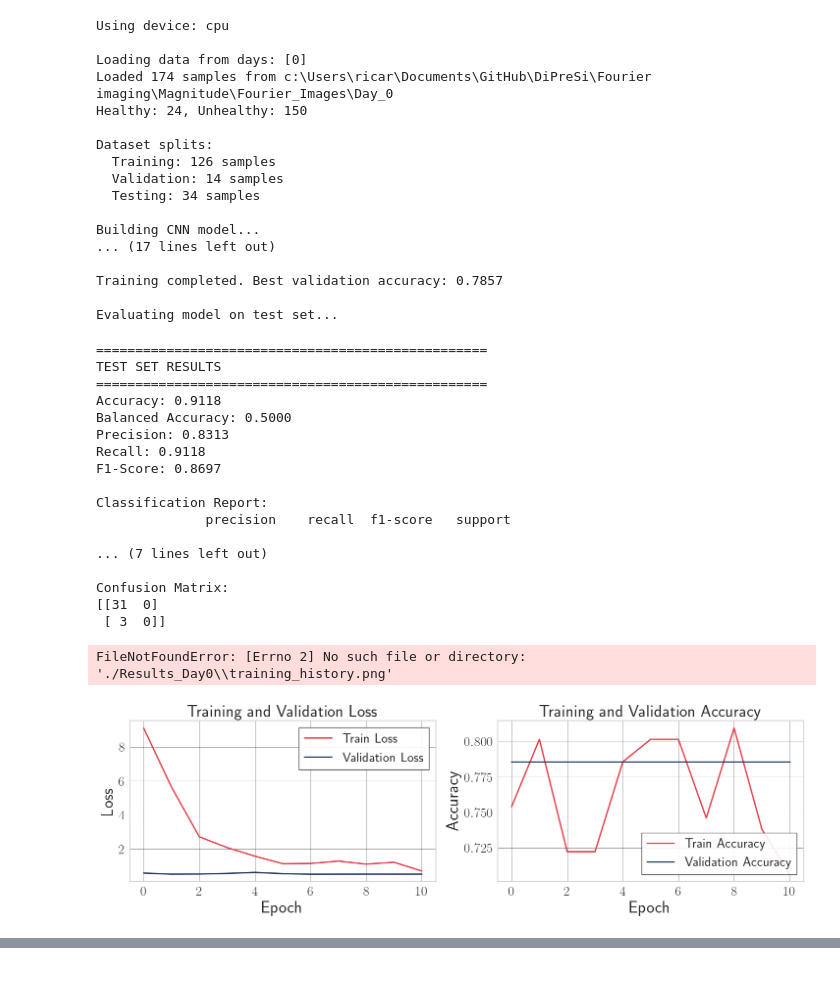
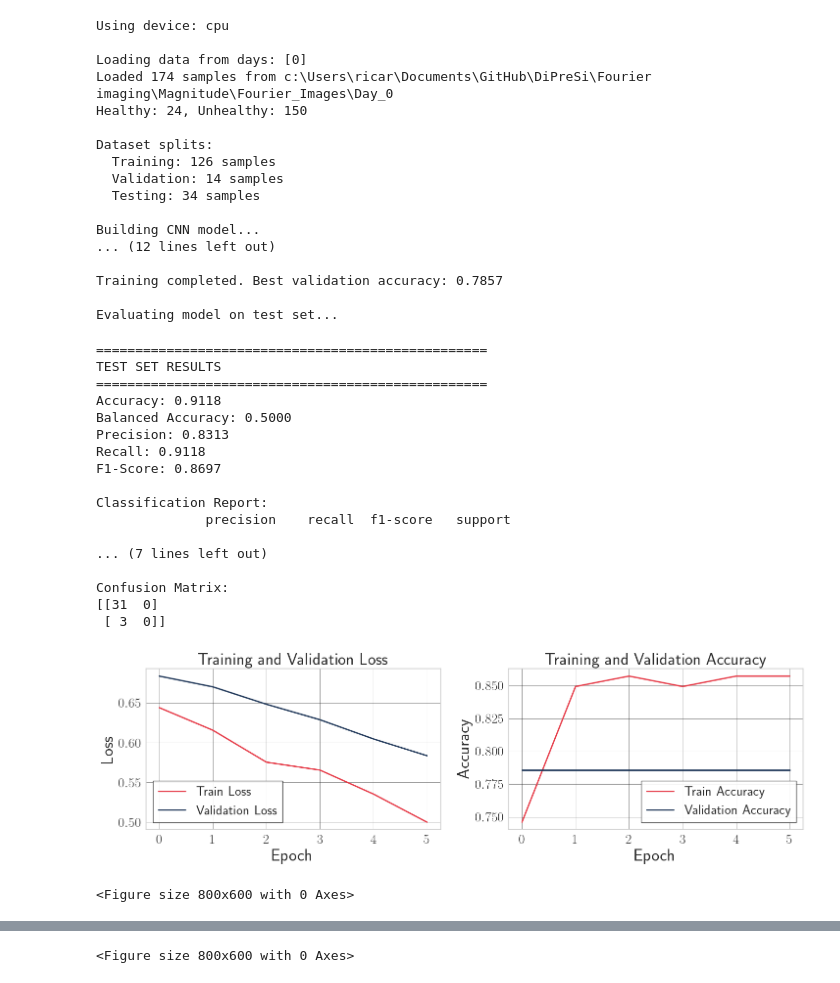
Before and after one commit to RicardoLoperaV/DiPreSi, a Jupyter notebook: Fourier imaging/Magnitude/Magnitude_Model.ipynb, the cells around one changed output, grey strips where cells are left out. Cells and saved outputs as stored; diff of their text form; code cells hidden in the pictures.

```diff
--- a/Fourier imaging/Magnitude/Magnitude_Model.ipynb
+++ b/Fourier imaging/Magnitude/Magnitude_Model.ipynb
@@ -30,14 +30,12 @@ from Model_Productor import CNNModelProductor
 Template = Template.Template()
 # %%
 model_producer = CNNModelProductor(
-    days=0,  # Train on Day 0 only
-    img_size=224,
-    batch_size=64,
-    num_epochs=100,
-    learning_rate=0.001
+    days=0  # Train on Day 0 only
 )
 
-results = model_producer.run_full_pipeline(save_dir='./Results_Day0')
+results = model_producer.run_full_pipeline(save_dir=None)
+
+model_producer.plot_confusion_matrix(results=results)
 # %% [output]
 Using device: cpu
 
@@ -45,33 +43,33 @@ Loading data from days: [0]
 Loaded 174 samples from c:\Users\ricar\Documents\GitHub\DiPreSi\Fourier imaging\Magnitude\Fourier_Images\Day_0
 Healthy: 24, Unhealthy: 150
 
 Dataset splits:
   Training: 126 samples
   Validation: 14 samples
   Testing: 34 samples
 
 Building CNN model...
-... (17 lines left out)
+... (12 lines left out)
 
 Training completed. Best validation accuracy: 0.7857
 
 Evaluating model on test set...
 ==================================================
 TEST SET RESULTS
 ==================================================
 Accuracy: 0.9118
 Balanced Accuracy: 0.5000
 Precision: 0.8313
 Recall: 0.9118
 F1-Score: 0.8697
 
 Classification Report:
               precision    recall  f1-score   support
 
 ... (7 lines left out)
 
 Confusion Matrix:
 [[31  0]
  [ 3  0]]
+[figure, new version]
-FileNotFoundError: [Errno 2] No such file or directory: './Results_Day0\\training_history.png'
+<Figure size 800x600 with 0 Axes>
-[figure, old version]
@@ -77,0 +77 @@ FileNotFoundError: [Errno 2] No such file or directory: './Results_Day0\\trainin
+<Figure size 800x600 with 0 Axes>
```
Also changed, not shown: parts of 16 cells of this notebook, 1 other file.
